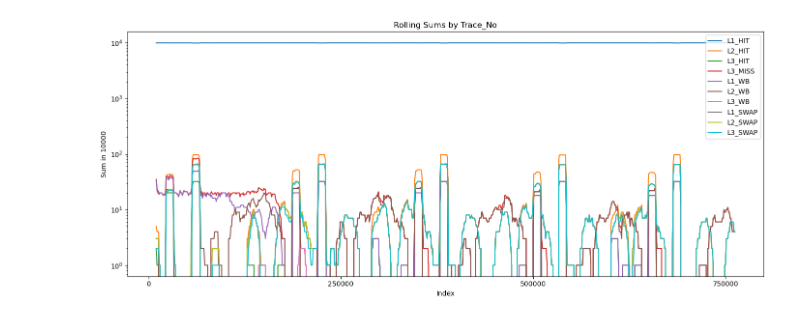
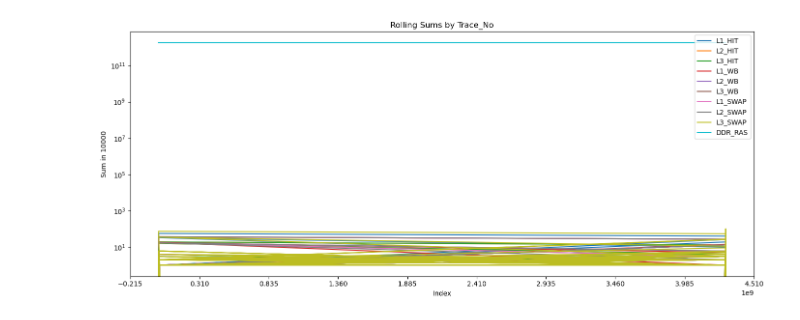
Before and after one commit to Vadim4045/CacheSimulator, a Jupyter notebook: TraceInspector.ipynb, the cells around one changed output. Drawn from its saved outputs; the diff is of its cells as text; code cells hidden in the pictures.

```diff
--- a/TraceInspector.ipynb
+++ b/TraceInspector.ipynb
@@ -1,40 +1,34 @@
 # %%
 import pandas as pd
 import matplotlib.pyplot as plt
-from matplotlib.ticker import MultipleLocator
-from matplotlib.ticker import MaxNLocator
+from matplotlib.ticker import LinearLocator
 
-file = './logs/linpack_4_64_3_1_0__4000_1_8000_1_10000_1_80000000_1_4.csv'
-# file = './logs/coremark_4_64_3_1_0__4000_1_8000_1_10000_1_80000000_1_4.csv'
-# file = './logs/dhrystone_4_64_3_1_0__4000_1_8000_1_10000_1_80000000_1_4.csv'
-# file = './logs/fibonacci_4_64_3_1_0__4000_1_8000_1_10000_1_80000000_1_4.csv'
+file = './logs/linpack_40_3_10_1_20_4_40_1_16_2_0.csv'
 
 data = pd.read_csv(file, delimiter=';')
 
 data = data.apply(pd.to_numeric, errors='ignore')
 
-columns_to_sum = ['L1_HIT', 'L2_HIT', 'L3_HIT', 'L3_MISS', 'L1_WB', 'L2_WB', 'L3_WB', 'L1_SWAP', 'L2_SWAP', 'L3_SWAP']
+columns_to_sum = ['L1_HIT', 'L2_HIT', 'L3_HIT', 'L1_WB', 'L2_WB', 'L3_WB', 'L1_SWAP', 'L2_SWAP', 'L3_SWAP', 'DDR_RAS']# 'DDR_CAS',
 
-window_size = 10000
+window_size = 1000
 rolling_sums = data[columns_to_sum].rolling(window=window_size).sum()
 
 reduced_rolling_sums = rolling_sums[::1000].copy()
 reduced_rolling_sums['Trace_No'] = data['Trace_No'][::1000].values
-reduced_rolling_sums['Programm_No'] = data['Programm_No'][::1000].values
 # %%
 fig, axs = plt.subplots(figsize=(14, 6), sharex=True)
 
 for col in columns_to_sum:
     axs.plot(reduced_rolling_sums['Trace_No'], reduced_rolling_sums[col], label=col)
 axs.set_ylabel('Sum in 10000')
 axs.set_yscale('log')
 axs.legend(loc='upper right')
 axs.set_title('Rolling Sums by Trace_No')
-
 axs.set_xlabel('Index')
-axs.xaxis.set_major_locator(MaxNLocator(nbins=4))
+axs.xaxis.set_major_locator(LinearLocator(numticks=10))
 
 plt.tight_layout()
 plt.show()
 # %% [output]
-[figure, old version]
+[figure, new version]
```
Also changed, not shown: parts of 1 cell of this notebook, 24 other files.
